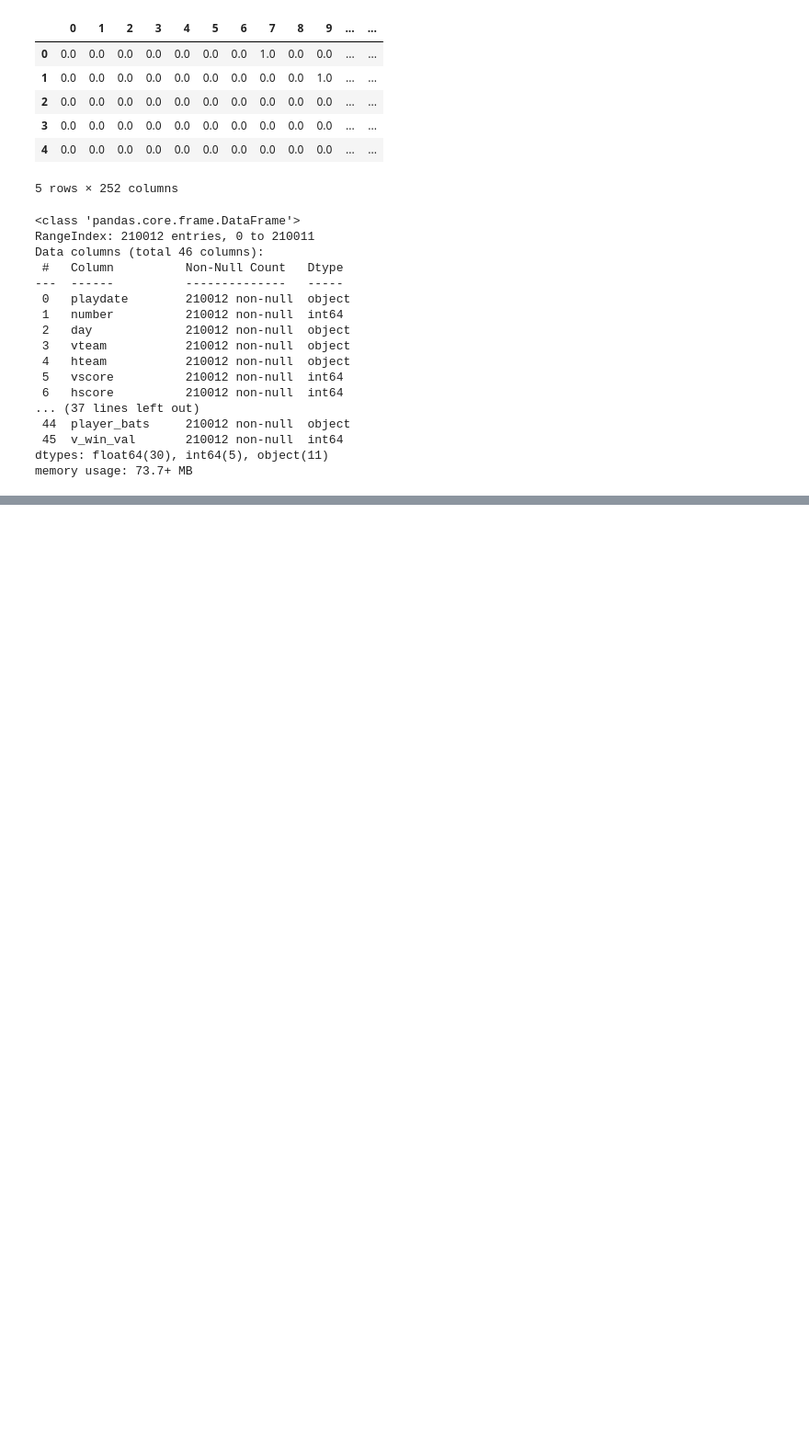
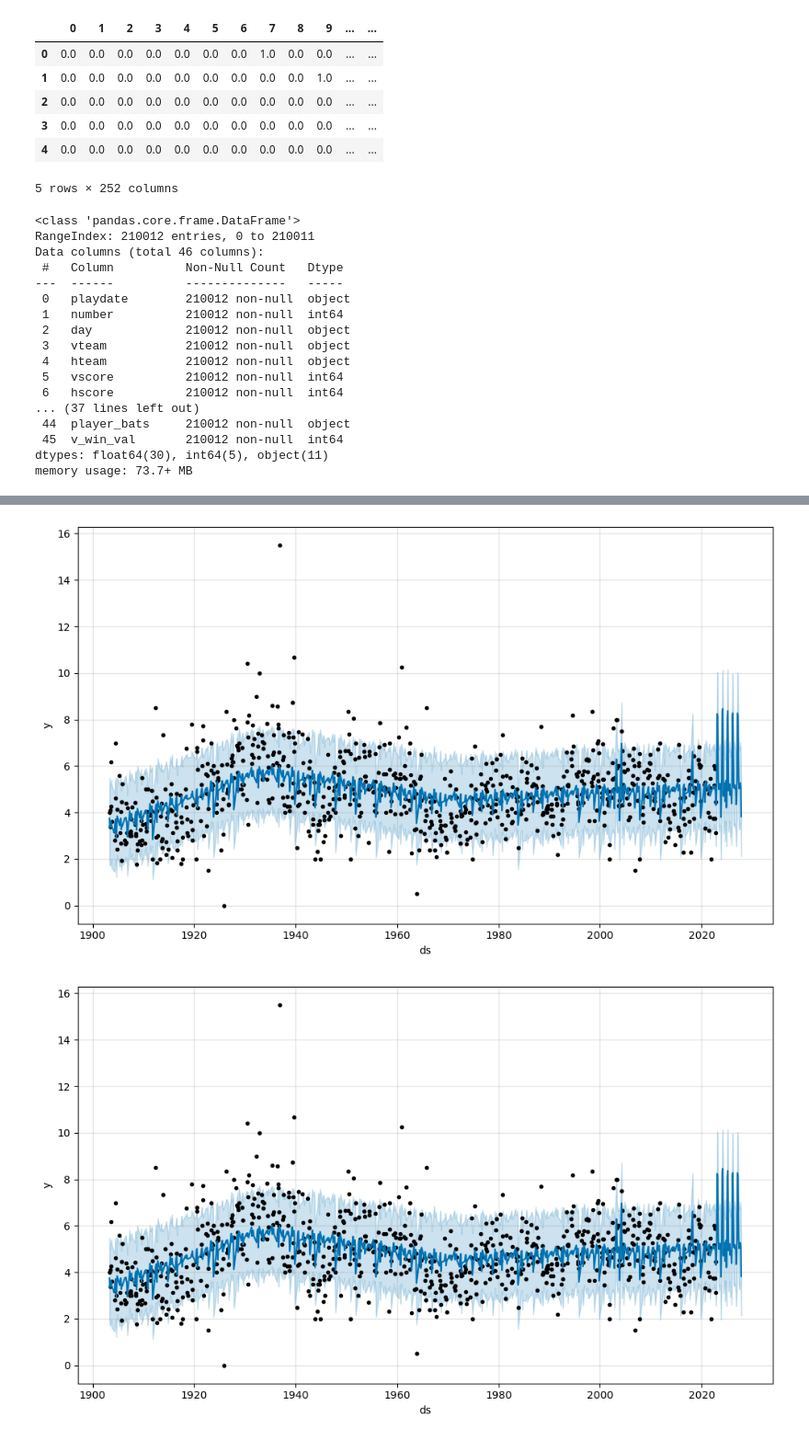
Before and after one commit to ScientificSam/Capstone, a Jupyter notebook: Notebooks/baseball.ipynb, the cells around one changed output, grey strips where cells are left out. Shown at 92% size. Saved outputs shown, nothing was run; the diff lists cells and outputs as text; code cells hidden in the pictures; blank space fills up the shorter version.

```diff
--- a/Notebooks/baseball.ipynb
+++ b/Notebooks/baseball.ipynb
@@ -786,0 +907,14 @@ Top 10 Most Influential Features:
+# %%
+# Assuming 'ds' is the date column and 'y' is the column you want to calculate the average of
+monthly_avg_y = prophet_train.resample('M', on='ds')['y'].mean()
+
+# Converting the index to datetime format (optional)
+monthly_avg_y.index = pd.to_datetime(monthly_avg_y.index)
+
+print(monthly_avg_y)
+
+# Assuming 'monthly_avg_y' is the Series containing monthly averages
+df_new = monthly_avg_y.reset_index()  # Convert Series to DataFrame
+df_new.columns = ['ds', 'y']          # Rename columns
+
+print(df_new)
@@ -786,0 +939,3 @@ Top 10 Most Influential Features:
+# %%
+model_time = Prophet(yearly_seasonality=True)
+model_time = model_time.fit(df_new)
@@ -786,0 +945,3 @@ Top 10 Most Influential Features:
+# %%
+future = model_time.make_future_dataframe(periods=60,freq="M")
+future.tail()
@@ -786,0 +955,8 @@ Top 10 Most Influential Features:
+# %%
+# Python
+forecast = model_time.predict(future)
+# %%
+ model_time.plot(forecast)
+# %% [output]
+[figure, added]
+[figure, added]
```
Also changed, not shown: parts of 26 cells of this notebook, 1 other file.
